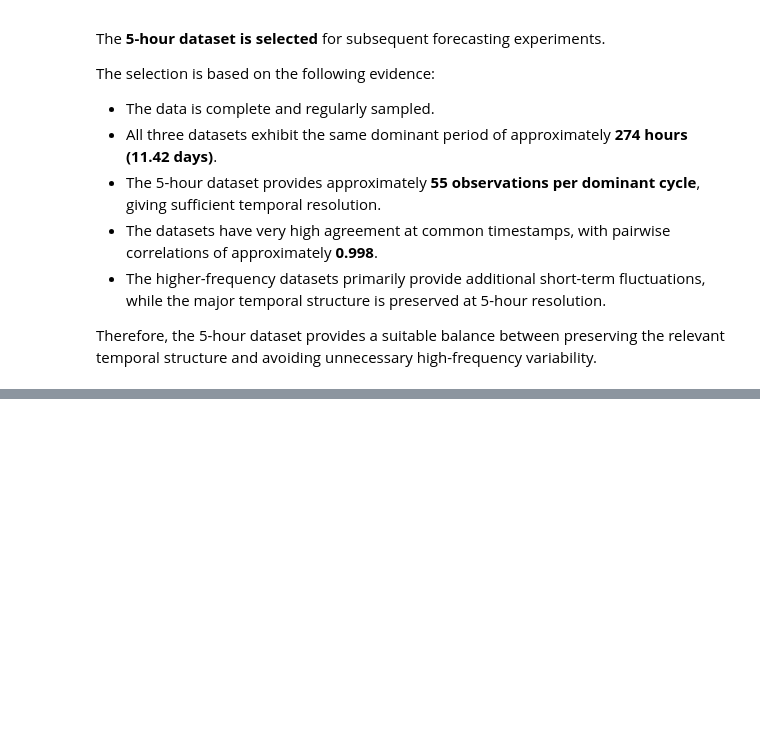
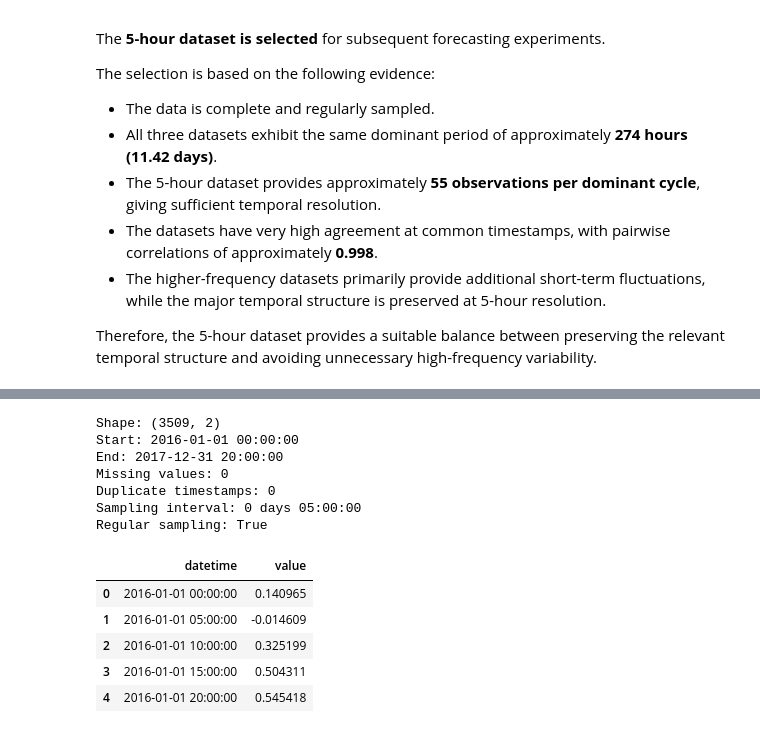
Before and after one commit to sarvesh0005/signal-forecasting-assignment, a Jupyter notebook: notebooks/01_data_exploration.ipynb, the cells around one changed output, grey strips where cells are left out. Saved outputs shown, nothing was run; the diff lists cells and outputs as text; code cells hidden in the pictures; blank space fills up the shorter version.

```diff
--- a/notebooks/01_data_exploration.ipynb
+++ b/notebooks/01_data_exploration.ipynb
@@ -789,0 +798,38 @@ Therefore, the 5-hour dataset provides a suitable balance between preserving the
+# %%
+# Prepare the selected 5-hour dataset for model experiments
+
+selected_data = data["5-hour"][["datetime", "value"]].copy()
+
+selected_data = (
+    selected_data
+    .sort_values("datetime")
+    .reset_index(drop=True)
+)
+
+# Final checks
+print("Shape:", selected_data.shape)
+print("Start:", selected_data["datetime"].min())
+print("End:", selected_data["datetime"].max())
+print("Missing values:", selected_data["value"].isna().sum())
+print("Duplicate timestamps:", selected_data["datetime"].duplicated().sum())
+
+intervals = selected_data["datetime"].diff().dropna()
+
+print("Sampling interval:", intervals.median())
+print("Regular sampling:", intervals.nunique() == 1)
+
+display(selected_data.head())
+# %% [output]
+Shape: (3509, 2)
+Start: 2016-01-01 00:00:00
+End: 2017-12-31 20:00:00
+Missing values: 0
+Duplicate timestamps: 0
+Sampling interval: 0 days 05:00:00
+Regular sampling: True
+|  | datetime | value |
+| 0 | 2016-01-01 00:00:00 | 0.140965 |
+| 1 | 2016-01-01 05:00:00 | -0.014609 |
+| 2 | 2016-01-01 10:00:00 | 0.325199 |
+| 3 | 2016-01-01 15:00:00 | 0.504311 |
+| 4 | 2016-01-01 20:00:00 | 0.545418 |
```
Also changed, not shown: parts of 1 cell of this notebook, 9 other files.
